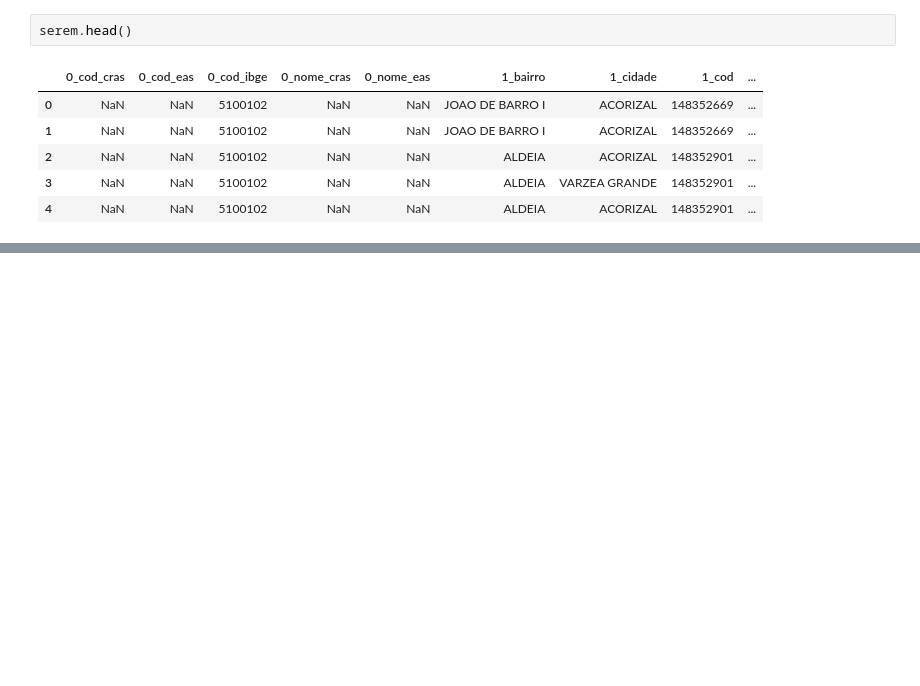
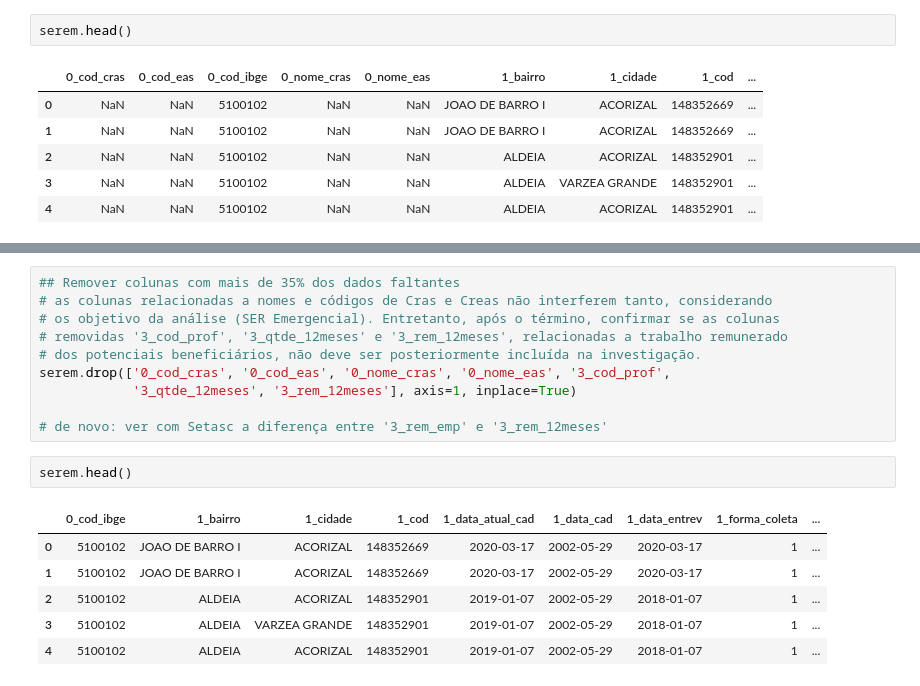
Before and after one commit to fernandovieira1/os_240-2021_setasc, a Jupyter notebook: analise_os.ipynb, the cells around one changed output, grey strips where cells are left out. Cells and saved outputs as stored; diff of their text form; blank space fills up the shorter version.

```diff
--- a/analise_os.ipynb
+++ b/analise_os.ipynb
@@ -201,0 +207,19 @@ for i in serem.columns:
+# %%
+## Remover colunas com mais de 35% dos dados faltantes
+# as colunas relacionadas a nomes e códigos de Cras e Creas não interferem tanto, considerando
+# os objetivo da análise (SER Emergencial). Entretanto, após o término, confirmar se as colunas
+# removidas '3_cod_prof', '3_qtde_12meses' e '3_rem_12meses', relacionadas a trabalho remunerado
+# dos potenciais beneficiários, não deve ser posteriormente incluída na investigação.
+serem.drop(['0_cod_cras', '0_cod_eas', '0_nome_cras', '0_nome_eas', '3_cod_prof',
+            '3_qtde_12meses', '3_rem_12meses'], axis=1, inplace=True)
+
+# de novo: ver com Setasc a diferença entre '3_rem_emp' e '3_rem_12meses'
+# %%
+serem.head()
+# %% [output]
+|  | 0_cod_ibge | 1_bairro | 1_cidade | 1_cod | 1_data_atual_cad | 1_data_cad | 1_data_entrev | 1_forma_coleta | ... |
+| 0 | 5100102 | JOAO DE BARRO I | ACORIZAL | 148352669 | 2020-03-17 | 2002-05-29 | 2020-03-17 | 1 | ... |
+| 1 | 5100102 | JOAO DE BARRO I | ACORIZAL | 148352669 | 2020-03-17 | 2002-05-29 | 2020-03-17 | 1 | ... |
+| 2 | 5100102 | ALDEIA | ACORIZAL | 148352901 | 2019-01-07 | 2002-05-29 | 2018-01-07 | 1 | ... |
+| 3 | 5100102 | ALDEIA | VARZEA GRANDE | 148352901 | 2019-01-07 | 2002-05-29 | 2018-01-07 | 1 | ... |
+| 4 | 5100102 | ALDEIA | ACORIZAL | 148352901 | 2019-01-07 | 2002-05-29 | 2018-01-07 | 1 | ... |
```
Also changed, not shown: parts of 12 cells of this notebook.
